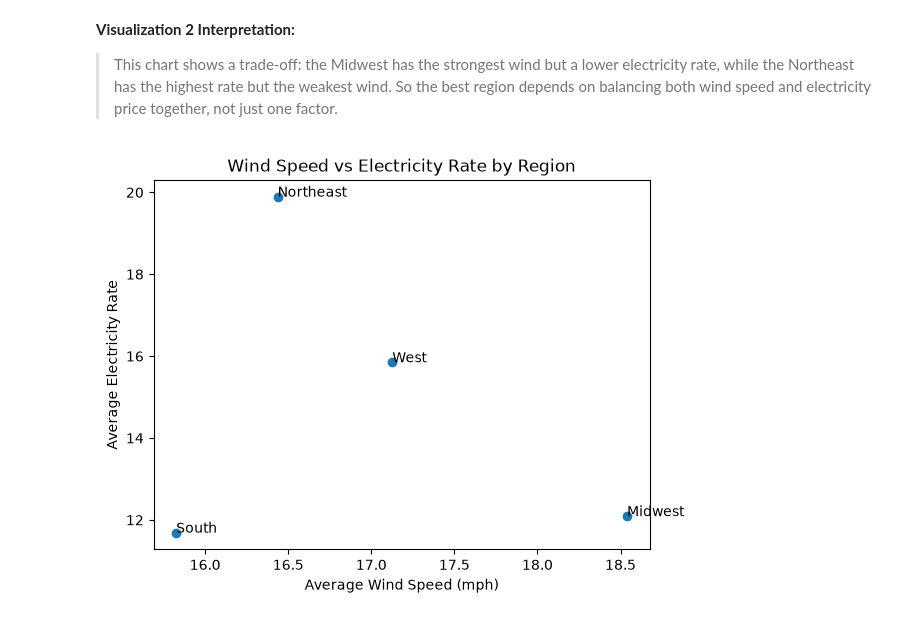
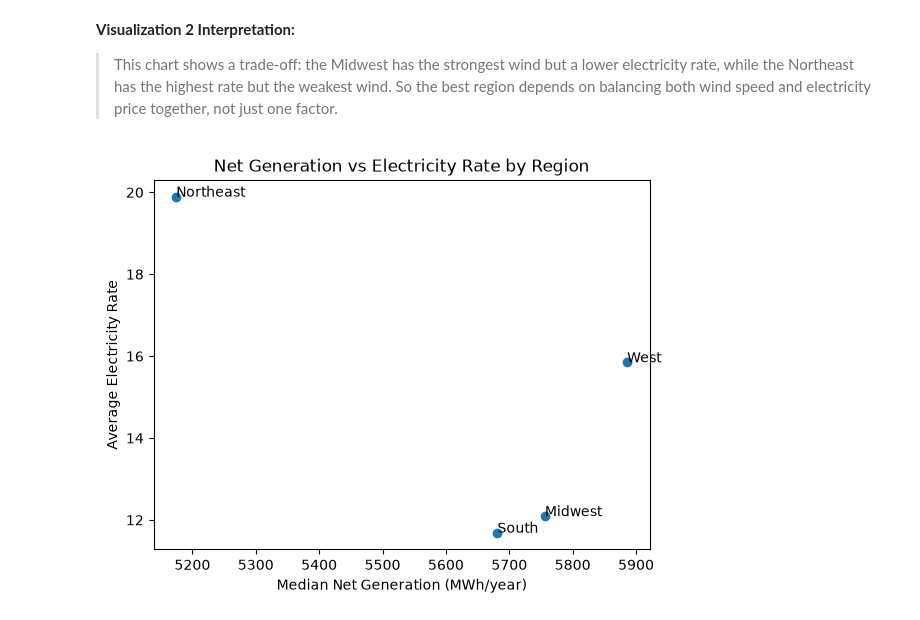
Before and after one commit to hawraalawi/project_2, a Jupyter notebook: Code/EDA_Report_Template.ipynb, the cells around one changed output. Saved outputs shown, nothing was run; the diff lists cells and outputs as text; code cells hidden in the pictures.

```diff
--- a/Code/EDA_Report_Template.ipynb
+++ b/Code/EDA_Report_Template.ipynb
@@ -390,6 +396,13 @@ Name: count, dtype: int64
 map_manu = {
     'Gamesa': 'Siemens',
     'Siemens Gamesa Renewable Energy': 'Siemens',
-    'Goldwind Americas': 'Goldwind'
+    'Bonus': 'Siemens',
+    'Goldwind Americas': 'Goldwind',
+    'NEG Micon': 'Micon',
+    'REpower': 'Suzlon',
+    'Alstom': 'GE Wind',
+    'Zond': 'GE Wind',
+    'Enron': 'GE Wind'
 }
+
 wt_copy['t_manu'] = wt_copy['t_manu'].str.strip().replace(map_manu)
@@ -434,0 +471,11 @@ dtype: int64
+# %%
+BASE_CAPACITY_FACTOR = 0.346   # US national average capacity factor (DOE/EPA, 2023)
+
+national_avg_wind_power = wt_copy['wind_power_328ft'].mean()
+
+wt_copy['capacity_factor_est'] = BASE_CAPACITY_FACTOR * (wt_copy['wind_power_328ft'] / national_avg_wind_power)
+wt_copy['capacity_factor_est'] = wt_copy['capacity_factor_est'].clip(upper=0.50)  # realistic cap, turbines don't exceed ~50% CF
+
+wt_copy['net_gen_mwh'] = wt_copy['t_cap_mw'] * wt_copy['capacity_factor_est'] * 8760
+
+wt_copy.head()
@@ -445,12 +523,16 @@ wt_copy.to_csv('../Data/wind_turbines_clean.csv', index=False)
 region_summary = wt_copy.groupby('census_region').agg(
     total_turbines=('case_id', 'count'),
     total_capacity_mw=('t_cap_mw', 'sum'),
-    avg_capacity_mw=('t_cap_mw', 'mean'),
-    avg_hub_height=('t_hh', 'mean'),
-    avg_rotor_diameter=('t_rd', 'mean'),
+    median_capacity_mw=('t_cap_mw', 'median'),
+    median_hub_height=('t_hh', 'median'),
+    median_rotor_diameter=('t_rd', 'median'),
     avg_wind_speed=('avg_wind_speed_mph', 'mean'),
     avg_electricity_rate=('rate_average', 'mean'),
-    avg_electricity_bill=('bill_average', 'mean')
+    avg_electricity_bill=('bill_average', 'mean'),
+    median_net_generation_mwh=('net_gen_mwh', 'median'),
+    total_net_generation_mwh=('net_gen_mwh', 'sum'),
+    median_wind_power=('wind_power_328ft', 'median')
+
 ).reset_index()
 
 region_summary
@@ -517,19 +608,18 @@ plt.show()
 > rate, while the Northeast has the highest rate but the weakest wind. So the best region
 > depends on balancing both wind speed and electricity price together, not just one factor.
 # %%
-# Visualization 3: Wind Speed vs Electricity Rate (Combined View)
-plt.scatter(region_summary['avg_wind_speed'], region_summary['avg_electricity_rate'])
+# Visualization 3: Net Generation vs Electricity Rate (Combined View)
+plt.scatter(region_summary['median_net_generation_mwh'], region_summary['avg_electricity_rate'])
 
 # add region name next to each point
 for i, row in region_summary.iterrows():
-    plt.text(row['avg_wind_speed'], row['avg_electricity_rate'], row['census_region'])
+    plt.text(row['median_net_generation_mwh'], row['avg_electricity_rate'], row['census_region'])
 
-plt.xlabel('Average Wind Speed (mph)')
+plt.xlabel('Median Net Generation (MWh/year)')
 plt.ylabel('Average Electricity Rate')
-plt.title('Wind Speed vs Electricity Rate by Region')
+plt.title('Net Generation vs Electricity Rate by Region')
 
-plt.savefig('../Presentation/images/viz3_scatter.png', dpi=150, bbox_inches='tight')
-
+plt.savefig('../Presentation/images/viz3_scatter_netgen_vs_rate.png', dpi=150, bbox_inches='tight')
 plt.show()
 # %% [output]
-[figure, old version]
+[figure, new version]
```
Also changed, not shown: parts of 26 cells of this notebook, 5 other files.
